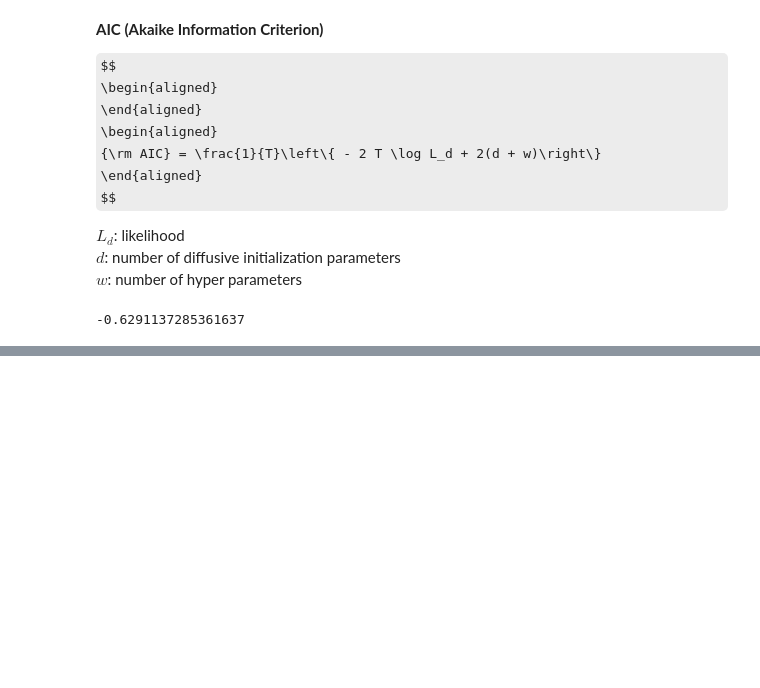
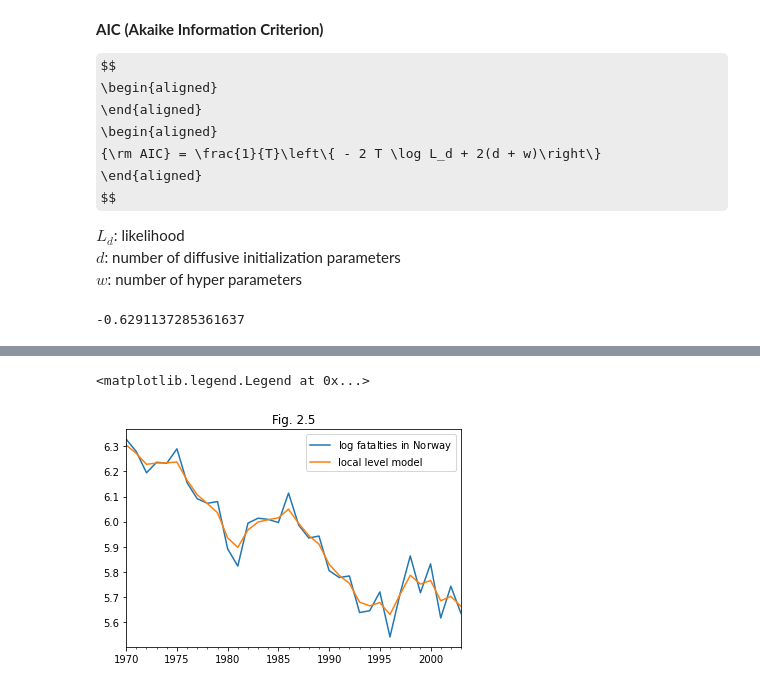
Before and after one commit to tatamiya/state_space_model_notebooks, a Jupyter notebook: statsmodels/CommandeurKoopman2007.ipynb, the cells around one changed output, grey strips where cells are left out. Saved outputs shown, nothing was run; the diff lists cells and outputs as text; code cells hidden in the pictures; some formulas as TeX source; blank space fills up the shorter version.

```diff
--- a/statsmodels/CommandeurKoopman2007.ipynb
+++ b/statsmodels/CommandeurKoopman2007.ipynb
@@ -338,0 +435,4 @@ dconstant_results.aic / dconstant_results.nobs
+# %%
+llevel_model_norway = sm.tsa.UnobservedComponents(df_fatalties['log_Norwegian_fatalties'], level='local level', use_exact_diffuse=True)
+# %%
+llevel_results_norway = llevel_model_norway.fit(method='bfgs')
@@ -338,0 +465,8 @@ dconstant_results.aic / dconstant_results.nobs
+# %%
+ax = df_fatalties['log_Norwegian_fatalties'].plot(label='$\log$ fatalties in Norway')
+ax = pd.Series(llevel_results_norway.smoothed_state[0], index=df_fatalties.index).plot(ax=ax, label='local level model')
+ax.set_title('Fig. 2.5')
+ax.legend()
+# %% [output]
+<matplotlib.legend.Legend at 0x...>
+[figure, added]
```
Also changed, not shown: parts of 19 cells of this notebook.
